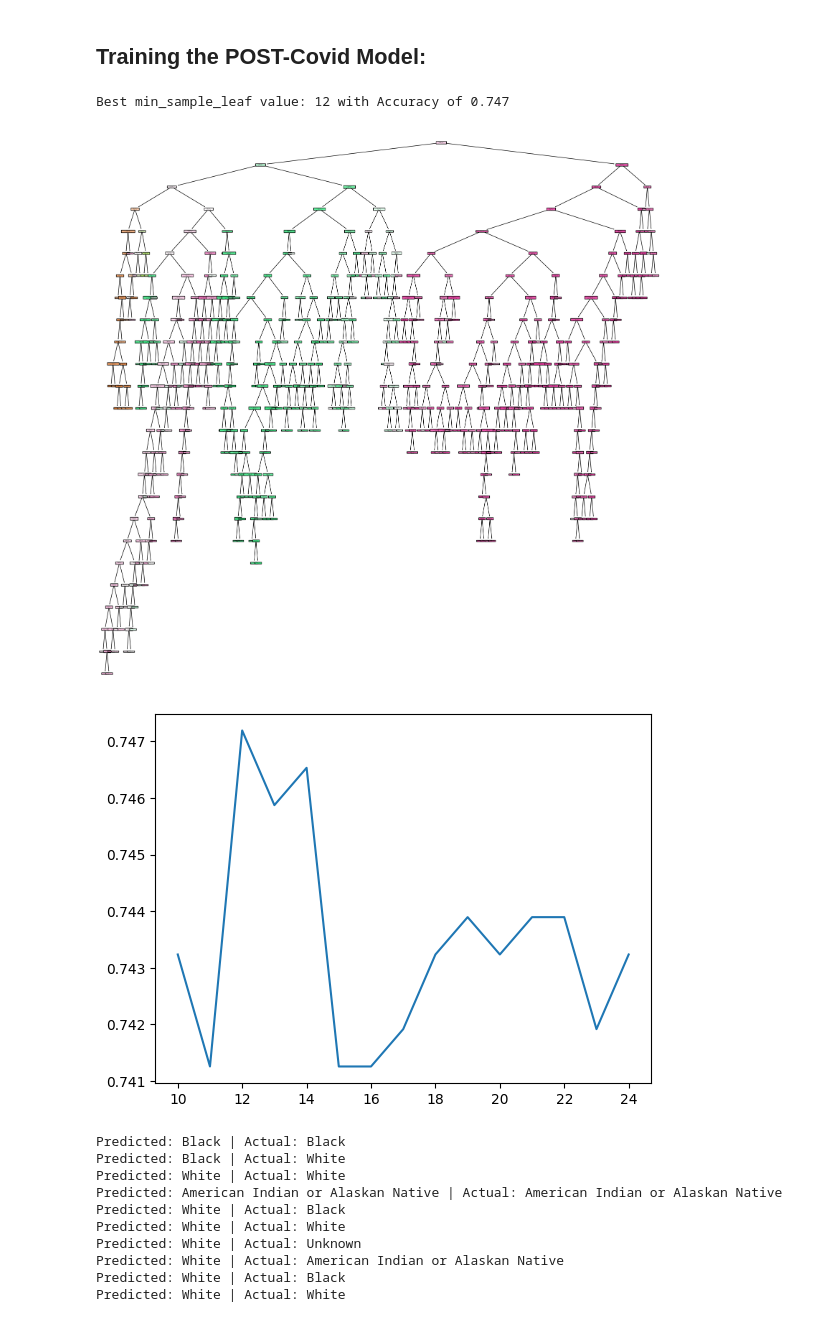
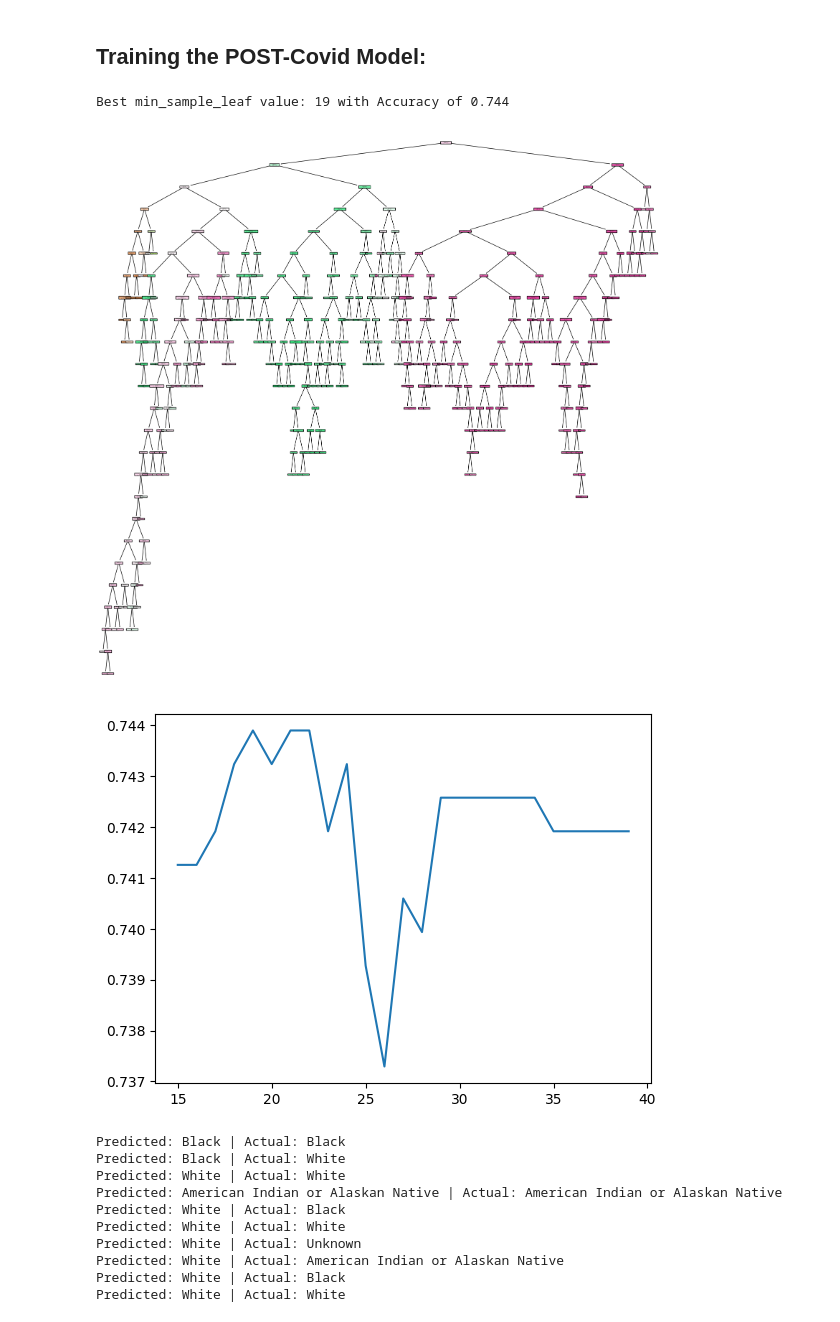
Before and after one commit to RyanErm/mlproject, a Jupyter notebook: Model.ipynb, the cells around one changed output. Cells and saved outputs as stored; diff of their text form; code cells hidden in the pictures.

```diff
--- a/Model.ipynb
+++ b/Model.ipynb
@@ -142,7 +142,7 @@ from sklearn.metrics import accuracy_score
 
 
 acc_list = []
-leaf_values = list(range(10, 25))
+leaf_values = list(range(15, 40))
 
 for leaf in leaf_values:
     model = DecisionTreeClassifier(min_samples_leaf=leaf, random_state=440)
@@ -353,41 +353,41 @@ from sklearn.metrics import accuracy_score
 
 from sklearn.metrics import accuracy_score
 
 acc_list_post = []
-leaf_values = list(range(10, 25))
+leaf_values = list(range(15, 40))
 
 for leaf in leaf_values:
     model_post = DecisionTreeClassifier(min_samples_leaf=leaf, random_state=440)
     model_post.fit(X_train_post, Y_train_post)
     y_hat_post = model_post.predict(X_test_post)
     acc_post = accuracy_score(Y_test_post, y_hat_post)
     acc_list_post.append(acc_post)
 
 best_leaf_post = leaf_values[acc_list_post.index(max(acc_list_post))]
 best_acc_post = max(acc_list_post)
 
 model_post = DecisionTreeClassifier(min_samples_leaf=best_leaf_post, random_state=440)
 model_post.fit(X_train_post, Y_train_post)
 y_hat_post = model_post.predict(X_test_post)
 
 
 df_test_post = df_post_covid.loc[X_test_post.index].copy()
 df_test_post['Predicted'] = y_hat_post
 df_test_post = df_test_post.reset_index(drop=True)
 
 print(f'Best min_sample_leaf value: {best_leaf_post} with Accuracy of {best_acc_post:.3f}')
 
 plt.figure(figsize=(20, 20))
 plot_tree(model_post, filled=True, feature_names=model_post.feature_names_in_)
 plt.show()
 # %% [output]
-Best min_sample_leaf value: 12 with Accuracy of 0.747
+Best min_sample_leaf value: 19 with Accuracy of 0.744
-[figure, old version]
+[figure, new version]
 # %%
 plt.plot(leaf_values, acc_list_post)
 plt.show()
 # %% [output]
-[figure, old version]
+[figure, new version]
 # %%
 for i in range(10):
     print(f"Predicted: {y_hat_post[i]} | Actual: {Y_test_post.iloc[i]}")
```
Also changed, not shown: parts of 8 cells of this notebook.
